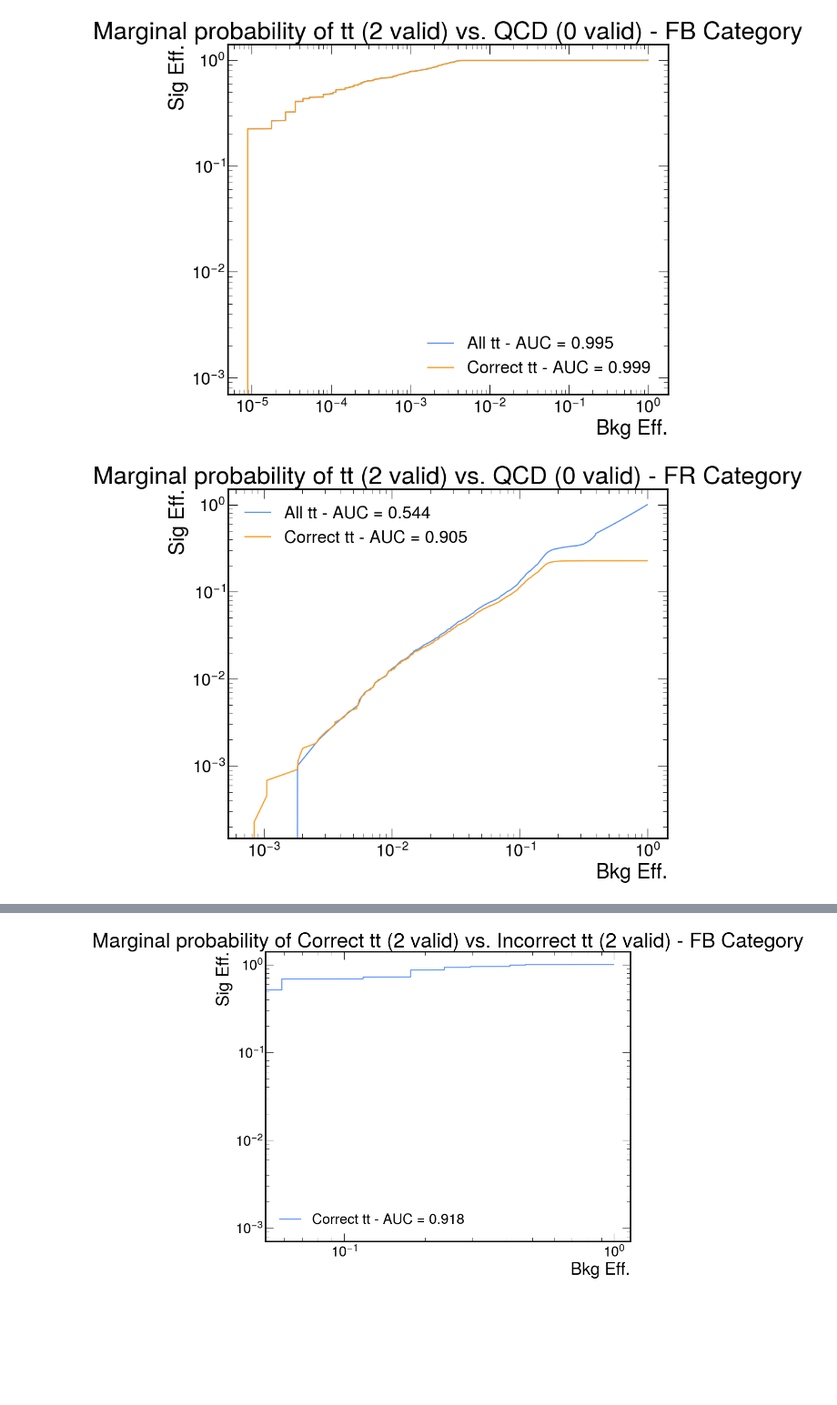
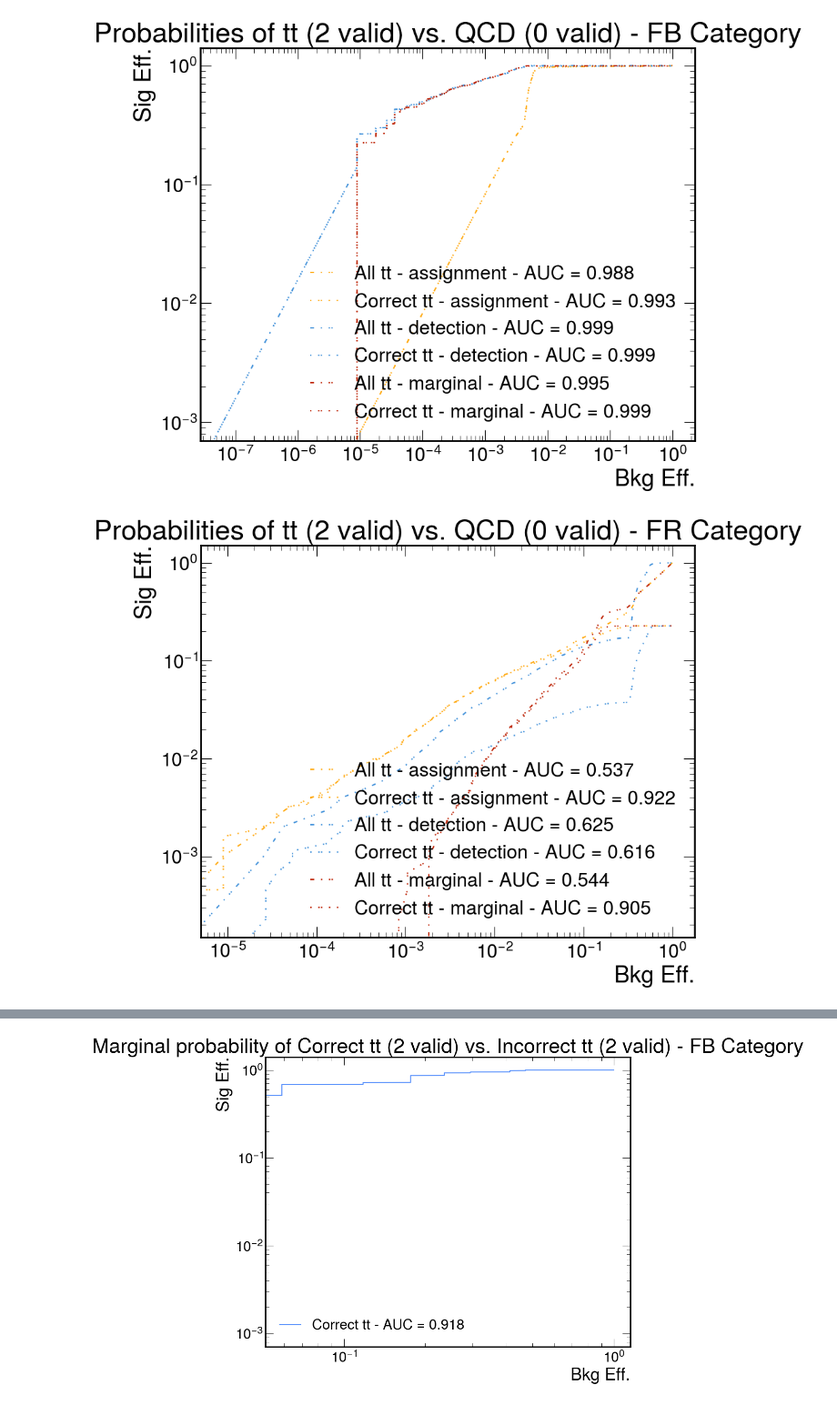
Before and after one commit to tcoulvert/SPAtop, a Jupyter notebook: src/analysis/make_rocs.ipynb, the cells around one changed output, grey strips where cells are left out. Shown at 91% size. Saved outputs shown, nothing was run; the diff lists cells and outputs as text; code cells hidden in the pictures; blank space fills up the shorter version.

Commit message:
working on automating roc curve production

```diff
--- a/src/analysis/make_rocs.ipynb
+++ b/src/analysis/make_rocs.ipynb
@@ -111,10 +112,12 @@ def get_truths(unique_reco: str, dataset: dict[str, str], evt_mask: np.ndarray=N
 # %%
 def interp_roc_curve(truths, preds, **kwargs):
     fpr, tpr, thresholds = roc_curve(truths, preds, **kwargs)
-    auc = roc_auc_score(truths, preds, **kwargs)
     interp_fpr = np.interp(BASE_TPR, tpr, fpr)
     interp_thresholds = np.interp(BASE_TPR, tpr, thresholds)
-    return interp_fpr, BASE_TPR, interp_thresholds, auc
+    return interp_fpr, BASE_TPR, interp_thresholds
+
+def get_auc(fpr, tpr):
+    return 1 - trapezoid(fpr, x=tpr)
 
 def plot_roc(fprs: list[np.ndarray], tprs: list[np.ndarray], labels: list[str], colors: Optional[list[str]]=None, linestyles: Optional[list[str]]=None, vlines: Optional[list[float]]=None, hlines: Optional[list[float]]=None, title: Optional[str]=None, xlabel: Optional[str]=None, ylabel: Optional[str]=None, save: Optional[str]=None, show: bool=False):
     if xlabel is None: xlabel = 'Bkg Eff.'
@@ -198,6 +195,0 @@ ROC_CURVES = {
-# %%
-for roc_label, rocs in ROC_CURVES.items():
-    for unique_reco in UNIQUE_RECOS.keys():
-        fprs, tprs, labels = [], [], []
-        for roc in rocs:
-            sig_preds =
@@ -204,26 +275,27 @@ for roc_label, rocs in ROC_CURVES.items():
 # %%
 for unique_reco in UNIQUE_RECOS.keys():
-    fprs, tprs, labels = [], [], []
-    sig_mask = (find_n_valid(unique_reco, LOADED_FILES['tt']) == 2)
-    sig_preds = get_preds(unique_reco, LOADED_FILES['tt'], 'marginal_probability', evt_mask=sig_mask)
-    sig_label = np.ones_like(sig_preds)
+    fprs, tprs, labels, colors, linestyles = [], [], [], [], []
+    for score in SCORES:
+        sig_mask = (find_n_valid(unique_reco, LOADED_FILES['tt']) == 2)
+        sig_preds = get_preds(unique_reco, LOADED_FILES['tt'], score, evt_mask=sig_mask)
+        sig_label = np.ones_like(sig_preds)
 
-    # bkg_mask = (find_n_valid(unique_reco, LOADED_FILES['qcd']) == 0)
-    bkg_preds = get_preds(unique_reco, LOADED_FILES['qcd'], 'marginal_probability')
-    bkg_label = np.zeros_like(bkg_preds)
-    # bkg_corrpreds = np.concatenate(get_preds(unique_reco, LOADED_FILES['qcd'], 'marginal_probability', evt_mask=bkg_mask, pred_mask=find_correct(unique_reco, LOADED_FILES['qcd'])))
-    # bkg_corrlabel = np.ones_like(bkg_corrpreds)
+        # bkg_mask = (find_n_valid(unique_reco, LOADED_FILES['qcd']) == 0)
+        bkg_preds = get_preds(unique_reco, LOADED_FILES['qcd'], score)
+        bkg_label = np.zeros_like(bkg_preds)
+        # bkg_corrpreds = np.concatenate(get_preds(unique_reco, LOADED_FILES['qcd'], score, evt_mask=bkg_mask, pred_mask=find_correct(unique_reco, LOADED_FILES['qcd'])))
+        # bkg_corrlabel = np.ones_like(bkg_corrpreds)
 
-    fpr, tpr, thresholds, auc = interp_roc_curve(np.concatenate([sig_label, bkg_label]), np.concatenate([sig_preds, bkg_preds]))
-    fprs.append(fpr), tprs.append(tpr), labels.append(f'All tt - AUC = {auc:.3f}')
+        fpr, tpr, thresholds, auc = interp_roc_curve(np.concatenate([sig_label, bkg_label]), np.concatenate([sig_preds, bkg_preds]))
+        fprs.append(fpr); tprs.append(tpr); labels.append(f'All tt - {score.replace("_probability", "")} - AUC = {auc:.3f}'); colors.append(var_color_map[score]); linestyles.append(ncorrect_linestyle_map['dashsingledoubledotted'])
 
-    sig_corrpreds = get_preds(unique_reco, LOADED_FILES['tt'], 'marginal_probability', evt_mask=sig_mask, pred_mask=find_correct(unique_reco, LOADED_FILES['tt']))
-    sig_corrlabel = np.ones_like(sig_corrpreds)
-    rescale_factor = np.sum(find_n_correct(unique_reco, LOADED_FILES['tt'])[sig_mask]) / np.sum(find_n_valid(unique_reco, LOADED_FILES['tt'])[sig_mask])
-    fpr1, tpr1, thresholds1, auc1 = interp_roc_curve(np.concatenate([sig_corrlabel, bkg_label]), np.concatenate([sig_corrpreds, bkg_preds]))
-    fprs.append(fpr1), tprs.append(tpr1*rescale_factor), labels.append(f'Correct tt - AUC = {auc1:.3f}')
+        sig_corrpreds = get_preds(unique_reco, LOADED_FILES['tt'], score, evt_mask=sig_mask, pred_mask=find_correct(unique_reco, LOADED_FILES['tt']))
+        sig_corrlabel = np.ones_like(sig_corrpreds)
+        rescale_factor = np.sum(find_n_correct(unique_reco, LOADED_FILES['tt'])[sig_mask]) / np.sum(find_n_valid(unique_reco, LOADED_FILES['tt'])[sig_mask])
+        fpr1, tpr1, thresholds1, auc1 = interp_roc_curve(np.concatenate([sig_corrlabel, bkg_label]), np.concatenate([sig_corrpreds, bkg_preds]))#, sample_weight=np.concatenate([sig_corrweight, bkg_weight]))
+        fprs.append(fpr1), tprs.append(tpr1*rescale_factor), labels.append(f'Correct tt - {score.replace("_probability", "")} - AUC = {auc1:.3f}'); colors.append(var_color_map[score]); linestyles.append(ncorrect_linestyle_map['singledoubledotted'])
 
-    plot_roc(fprs, tprs, labels, title=f"Marginal probability of tt (2 valid) vs. QCD (0 valid) - {unique_reco} Category", show=True)
+    plot_roc(fprs, tprs, labels, colors=colors, linestyles=linestyles, title=f"Probabilities of tt (2 valid) vs. QCD (0 valid) - {unique_reco} Category", show=True)
 # %% [output]
-[figure, old version]
+[figure, new version]
-[figure, old version]
+[figure, new version]
```
Also changed, not shown: parts of 6 cells of this notebook.
